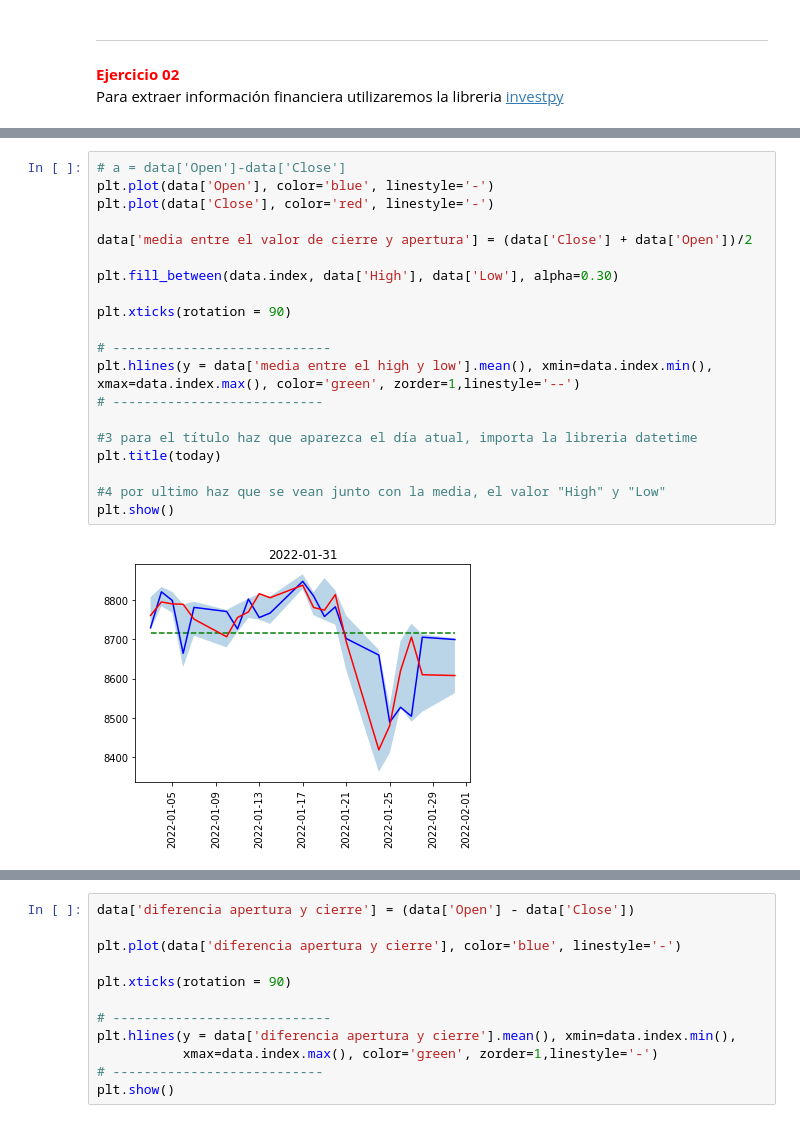
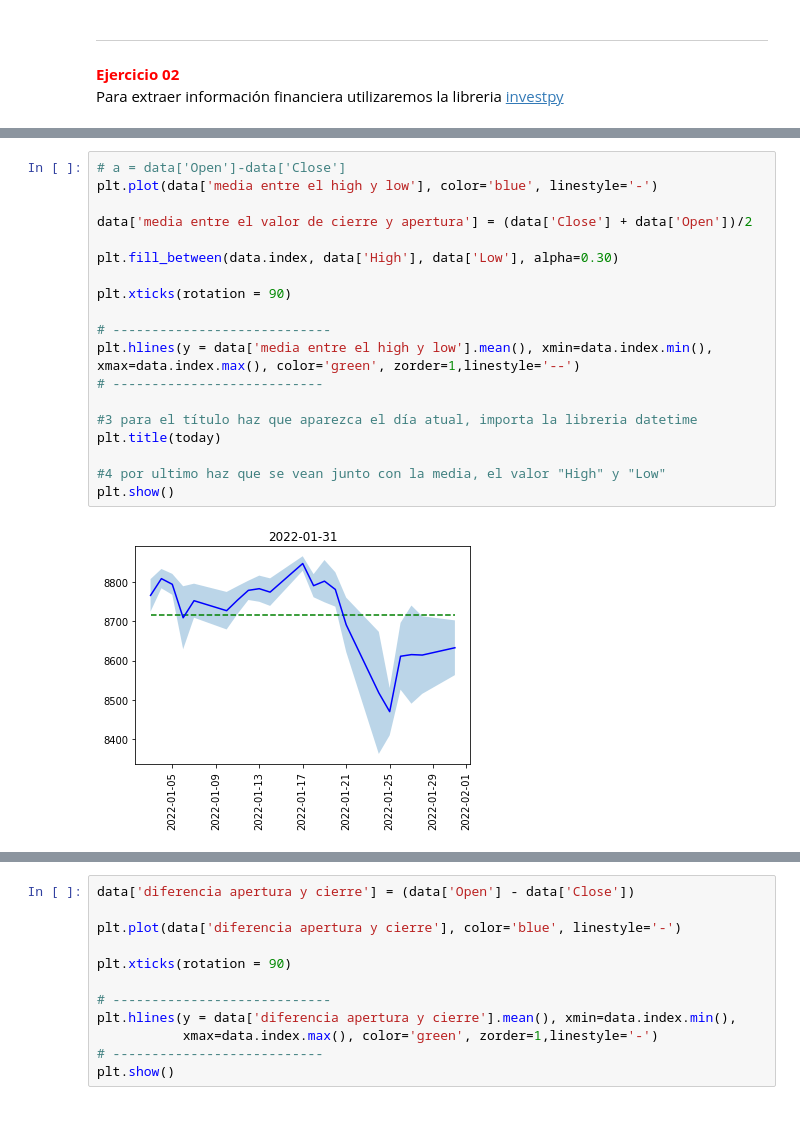
Before and after one commit to MelvinGuaygua/Python-projects, a Jupyter notebook: 09_Pandas/01_pandas.ipynb, the cells around one changed output, grey strips where cells are left out. Drawn from its saved outputs; the diff is of its cells as text.

```diff
--- a/09_Pandas/01_pandas.ipynb
+++ b/09_Pandas/01_pandas.ipynb
@@ -1115,26 +1102,25 @@ Utiliza, hlines, fill_between de la libreria matplotlib para obtener el siguient
 <img src="ibex35_today2.png">
 # %%
 # a = data['Open']-data['Close']
-plt.plot(data['Open'], color='blue', linestyle='-')
-plt.plot(data['Close'], color='red', linestyle='-')
+plt.plot(data['media entre el high y low'], color='blue', linestyle='-')
 
 data['media entre el valor de cierre y apertura'] = (data['Close'] + data['Open'])/2
 
 plt.fill_between(data.index, data['High'], data['Low'], alpha=0.30)
 
 plt.xticks(rotation = 90)
 
 # ----------------------------
 plt.hlines(y = data['media entre el high y low'].mean(), xmin=data.index.min(), xmax=data.index.max(), color='green', zorder=1,linestyle='--')
 # ---------------------------
 
 #3 para el título haz que aparezca el día atual, importa la libreria datetime
 plt.title(today)
 
 #4 por ultimo haz que se vean junto con la media, el valor "High" y "Low"
 plt.show()
 # %% [output]
-[figure, old version]
+[figure, new version]
 # %% [markdown]
 <img src="ibex35_today3.png">
 
```
Also changed, not shown: parts of 4 cells of this notebook, 3 other files.
